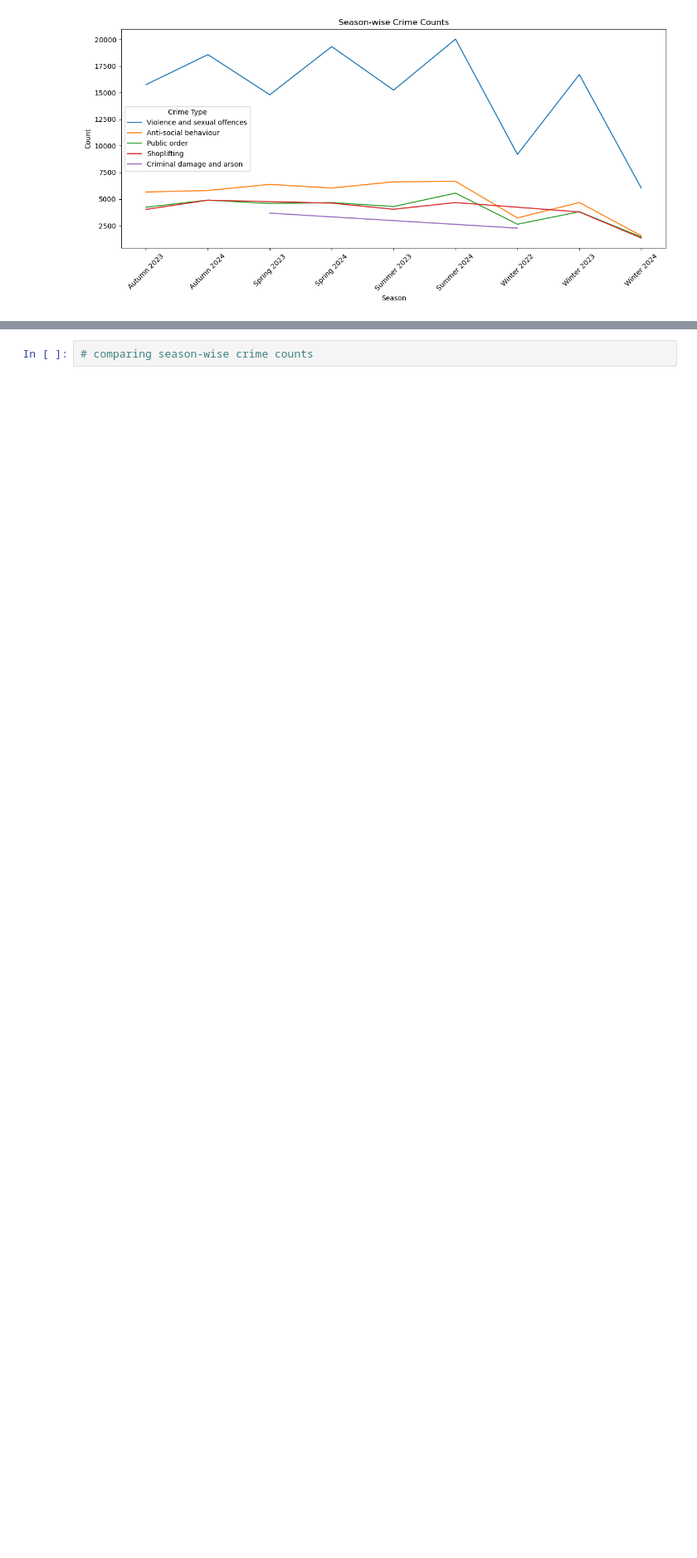
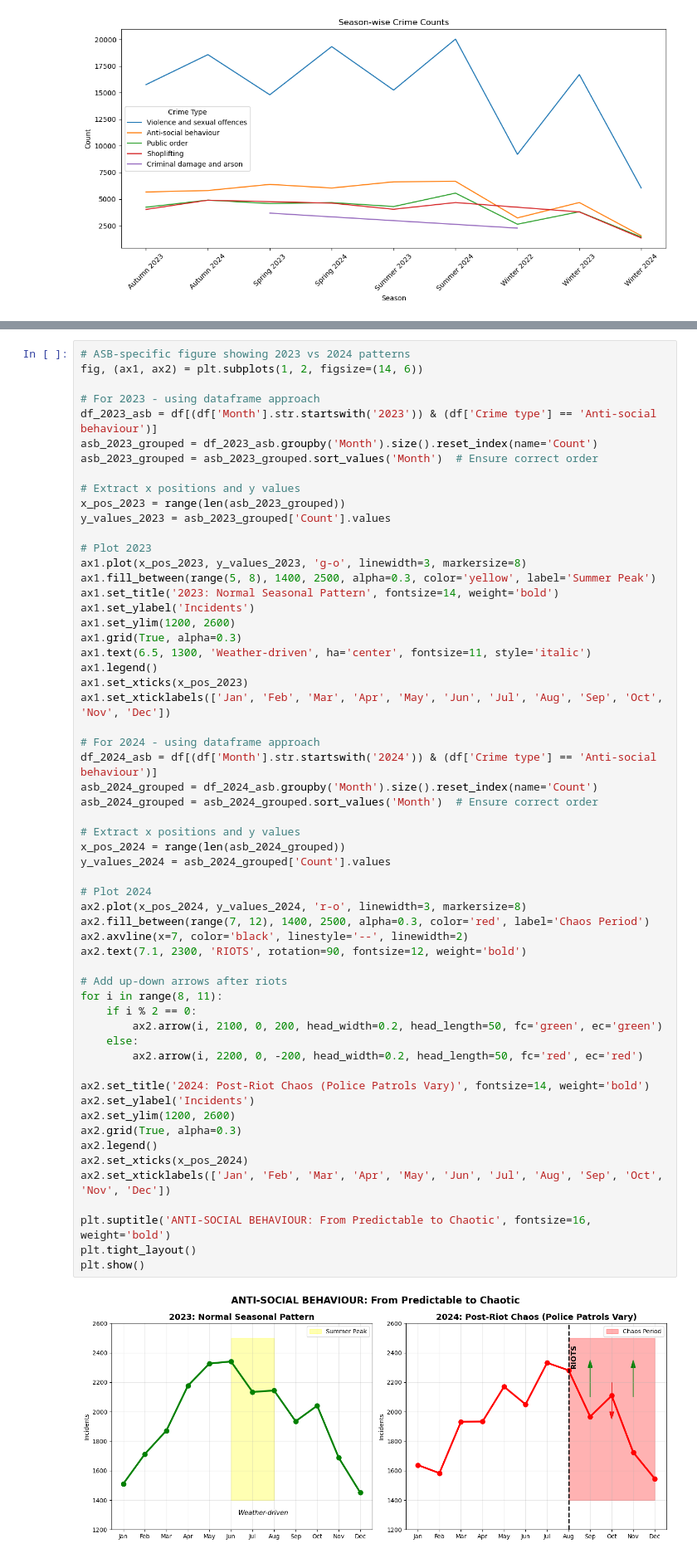
Before and after one commit to Dornakhan/Team-4, a Jupyter notebook: base.ipynb, the cells around one changed output, grey strips where cells are left out. Shown at 83% size. Cells and saved outputs as stored; diff of their text form; blank space fills up the shorter version.

```diff
--- a/base.ipynb
+++ b/base.ipynb
@@ -167,2 +216,60 @@ plt.show()
 # %%
-# comparing season-wise crime counts
+# ASB-specific figure showing 2023 vs 2024 patterns
+fig, (ax1, ax2) = plt.subplots(1, 2, figsize=(14, 6))
+
+# For 2023 - using dataframe approach
+df_2023_asb = df[(df['Month'].str.startswith('2023')) & (df['Crime type'] == 'Anti-social behaviour')]
+asb_2023_grouped = df_2023_asb.groupby('Month').size().reset_index(name='Count')
+asb_2023_grouped = asb_2023_grouped.sort_values('Month')  # Ensure correct order
+
+# Extract x positions and y values
+x_pos_2023 = range(len(asb_2023_grouped))
+y_values_2023 = asb_2023_grouped['Count'].values
+
+# Plot 2023
+ax1.plot(x_pos_2023, y_values_2023, 'g-o', linewidth=3, markersize=8)
+ax1.fill_between(range(5, 8), 1400, 2500, alpha=0.3, color='yellow', label='Summer Peak')
+ax1.set_title('2023: Normal Seasonal Pattern', fontsize=14, weight='bold')
+ax1.set_ylabel('Incidents')
+ax1.set_ylim(1200, 2600)
+ax1.grid(True, alpha=0.3)
+ax1.text(6.5, 1300, 'Weather-driven', ha='center', fontsize=11, style='italic')
+ax1.legend()
+ax1.set_xticks(x_pos_2023)
+ax1.set_xticklabels(['Jan', 'Feb', 'Mar', 'Apr', 'May', 'Jun', 'Jul', 'Aug', 'Sep', 'Oct', 'Nov', 'Dec'])
+
+# For 2024 - using dataframe approach
+df_2024_asb = df[(df['Month'].str.startswith('2024')) & (df['Crime type'] == 'Anti-social behaviour')]
+asb_2024_grouped = df_2024_asb.groupby('Month').size().reset_index(name='Count')
+asb_2024_grouped = asb_2024_grouped.sort_values('Month')  # Ensure correct order
+
+# Extract x positions and y values
+x_pos_2024 = range(len(asb_2024_grouped))
+y_values_2024 = asb_2024_grouped['Count'].values
+
+# Plot 2024
+ax2.plot(x_pos_2024, y_values_2024, 'r-o', linewidth=3, markersize=8)
+ax2.fill_between(range(7, 12), 1400, 2500, alpha=0.3, color='red', label='Chaos Period')
+ax2.axvline(x=7, color='black', linestyle='--', linewidth=2)
+ax2.text(7.1, 2300, 'RIOTS', rotation=90, fontsize=12, weight='bold')
+
+# Add up-down arrows after riots
+for i in range(8, 11):
+    if i % 2 == 0:
+        ax2.arrow(i, 2100, 0, 200, head_width=0.2, head_length=50, fc='green', ec='green')
+    else:
+        ax2.arrow(i, 2200, 0, -200, head_width=0.2, head_length=50, fc='red', ec='red')
+
+ax2.set_title('2024: Post-Riot Chaos (Police Patrols Vary)', fontsize=14, weight='bold')
+ax2.set_ylabel('Incidents')
+ax2.set_ylim(1200, 2600)
+ax2.grid(True, alpha=0.3)
+ax2.legend()
+ax2.set_xticks(x_pos_2024)
+ax2.set_xticklabels(['Jan', 'Feb', 'Mar', 'Apr', 'May', 'Jun', 'Jul', 'Aug', 'Sep', 'Oct', 'Nov', 'Dec'])
+
+plt.suptitle('ANTI-SOCIAL BEHAVIOUR: From Predictable to Chaotic', fontsize=16, weight='bold')
+plt.tight_layout()
+plt.show()
+# %% [output]
+[figure, added]
```
Also changed, not shown: parts of 1 cell of this notebook.
